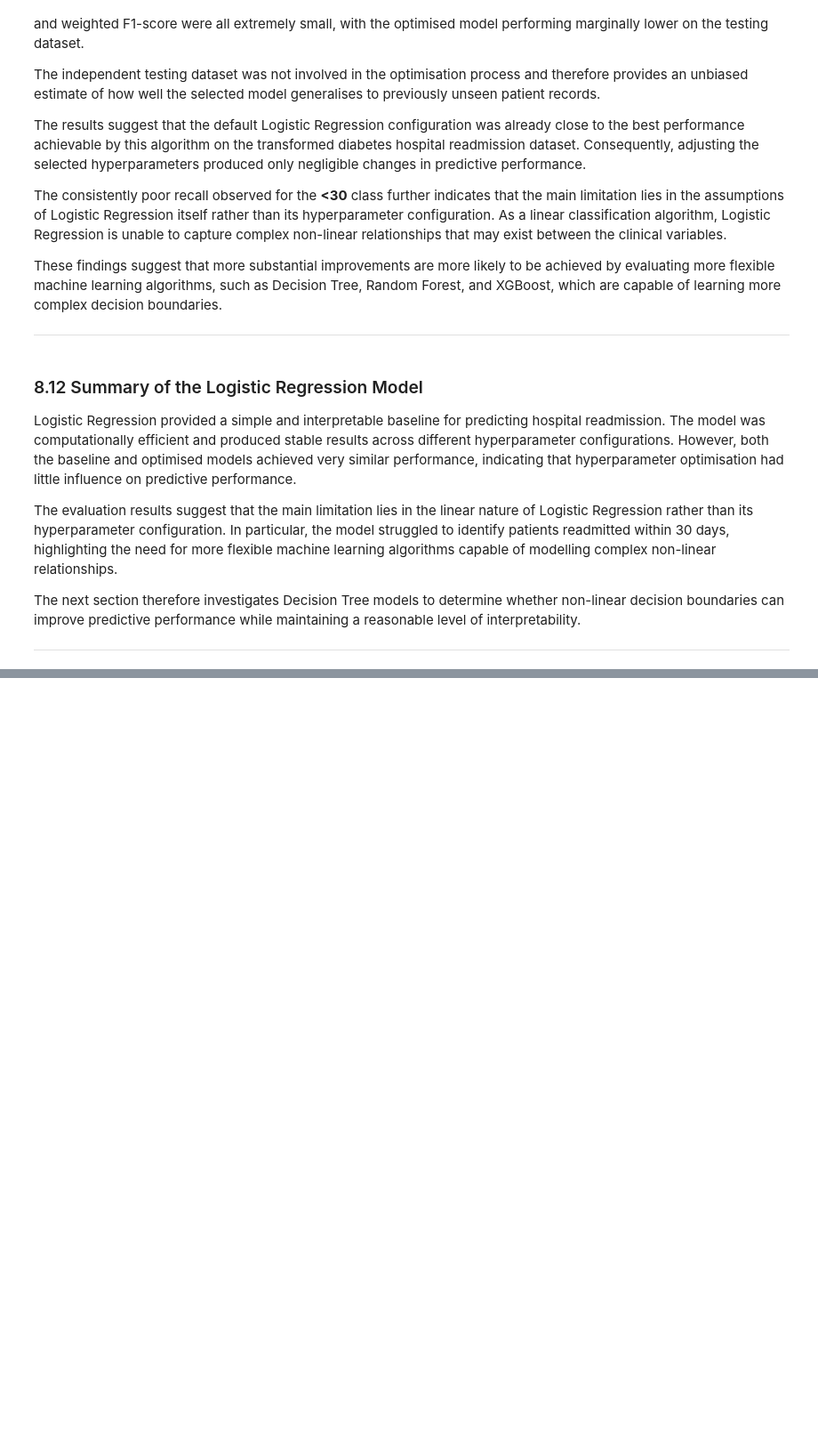
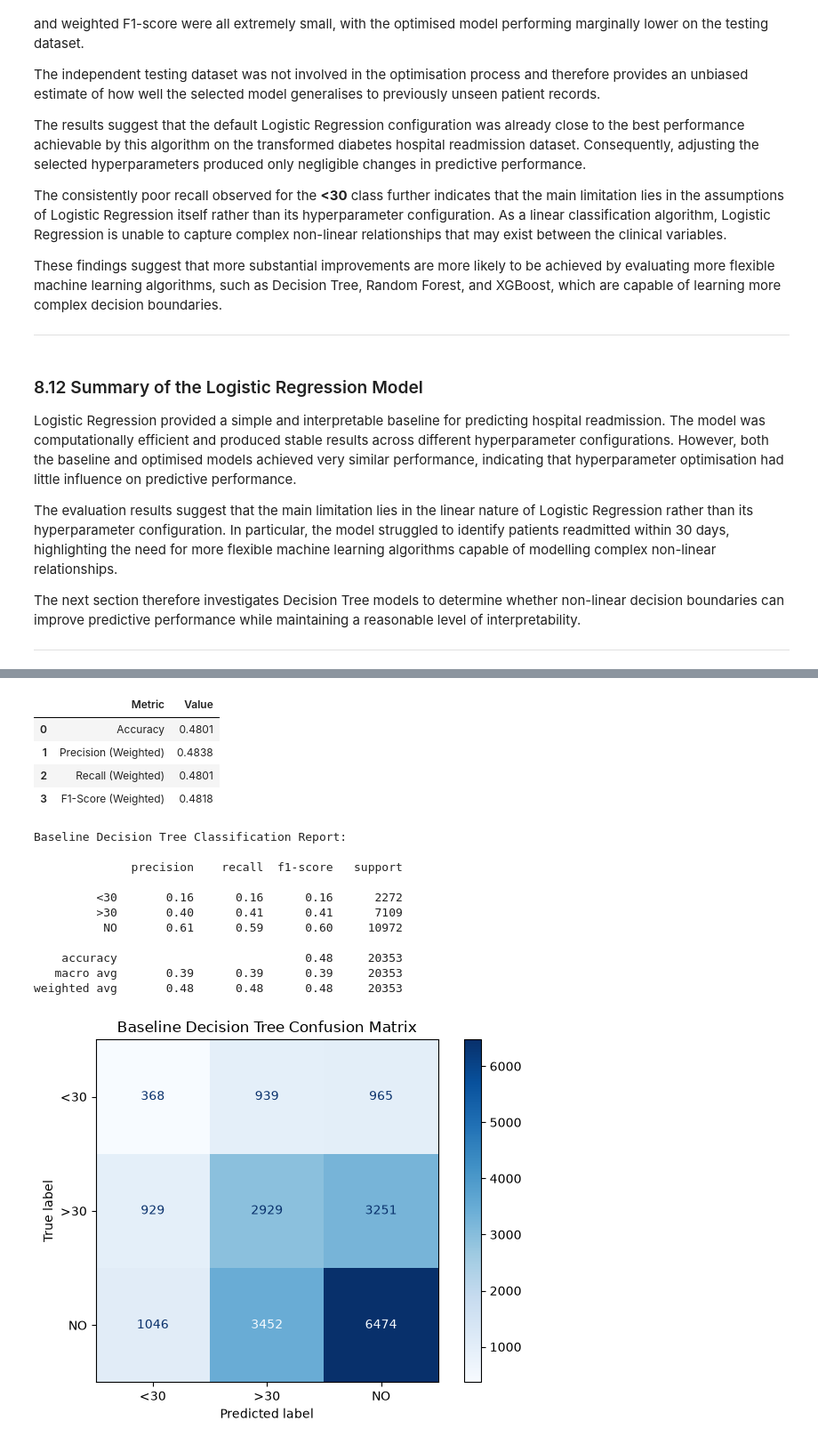
Before and after one commit to ajay-nagpal/Hospital-Readmission-Prediction, a Jupyter notebook: hospital_readmission.ipynb, the cells around one changed output, grey strips where cells are left out. Shown at 89% size. Saved outputs shown, nothing was run; the diff lists cells and outputs as text; code cells hidden in the pictures; blank space fills up the shorter version.

```diff
--- a/hospital_readmission.ipynb
+++ b/hospital_readmission.ipynb
@@ -4823,0 +5145,13 @@ The next section therefore investigates Decision Tree models to determine whethe
+# %%
+# Generate Predictions Using the Baseline Decision Tree Model
+
+# Predict the hospital readmission class for every
+# patient in the independent testing dataset.
+baseline_decision_tree_predictions = (
+    baseline_decision_tree.predict(
+        X_test_selected
+    )
+)
+print(
+    "Baseline Decision Tree predictions generated successfully."
+)
@@ -4823,0 +5172,34 @@ The next section therefore investigates Decision Tree models to determine whethe
+# %%
+# Evaluate the Baseline Decision Tree Model
+
+# Evaluate the baseline Decision Tree model
+# using the common evaluation function
+# developed for this study.
+baseline_decision_tree_metrics = (
+    evaluate_classification_model(
+
+        model=baseline_decision_tree,
+        predictions=baseline_decision_tree_predictions,
+
+        actual_labels=y_test,
+        model_name="Baseline Decision Tree"
+    )
+)
+# %% [output]
+|  | Metric | Value |
+| 0 | Accuracy | 0.4801 |
+| 1 | Precision (Weighted) | 0.4838 |
+| 2 | Recall (Weighted) | 0.4801 |
+| 3 | F1-Score (Weighted) | 0.4818 |
+Baseline Decision Tree Classification Report:
+
+              precision    recall  f1-score   support
+
+         <30       0.16      0.16      0.16      2272
+         >30       0.40      0.41      0.41      7109
+          NO       0.61      0.59      0.60     10972
+
+    accuracy                           0.48     20353
+   macro avg       0.39      0.39      0.39     20353
+weighted avg       0.48      0.48      0.48     20353
+[figure, added]
```
Also changed, not shown: parts of 21 cells of this notebook.
